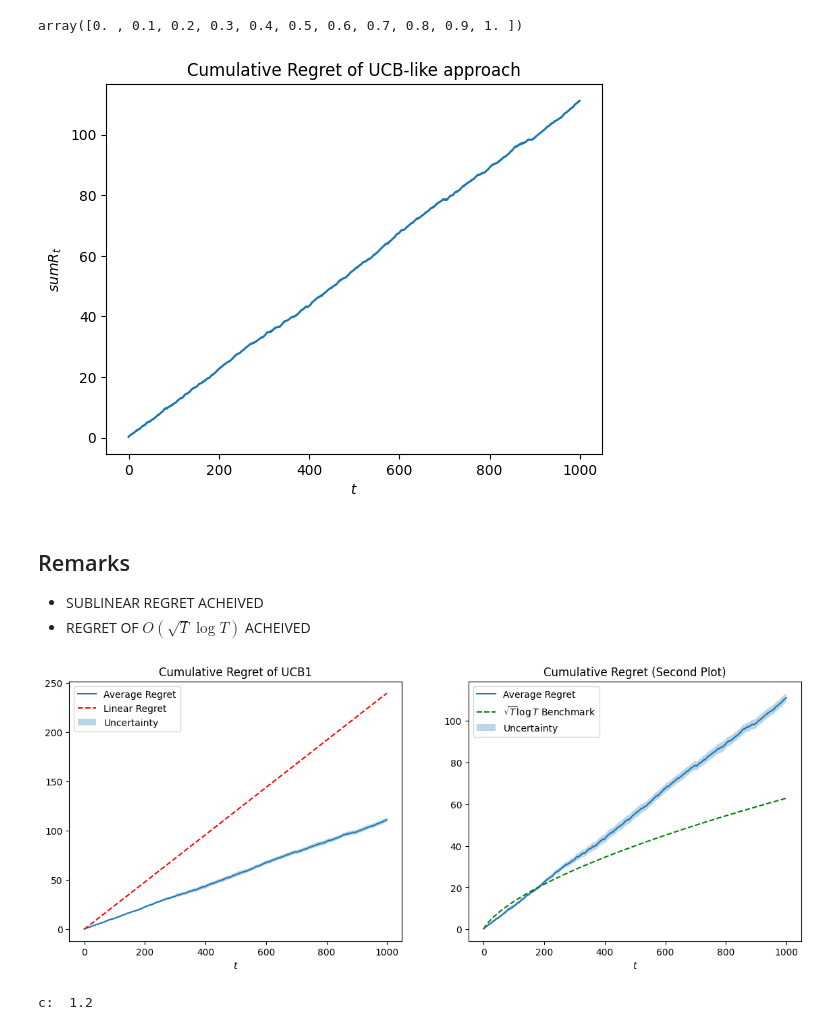
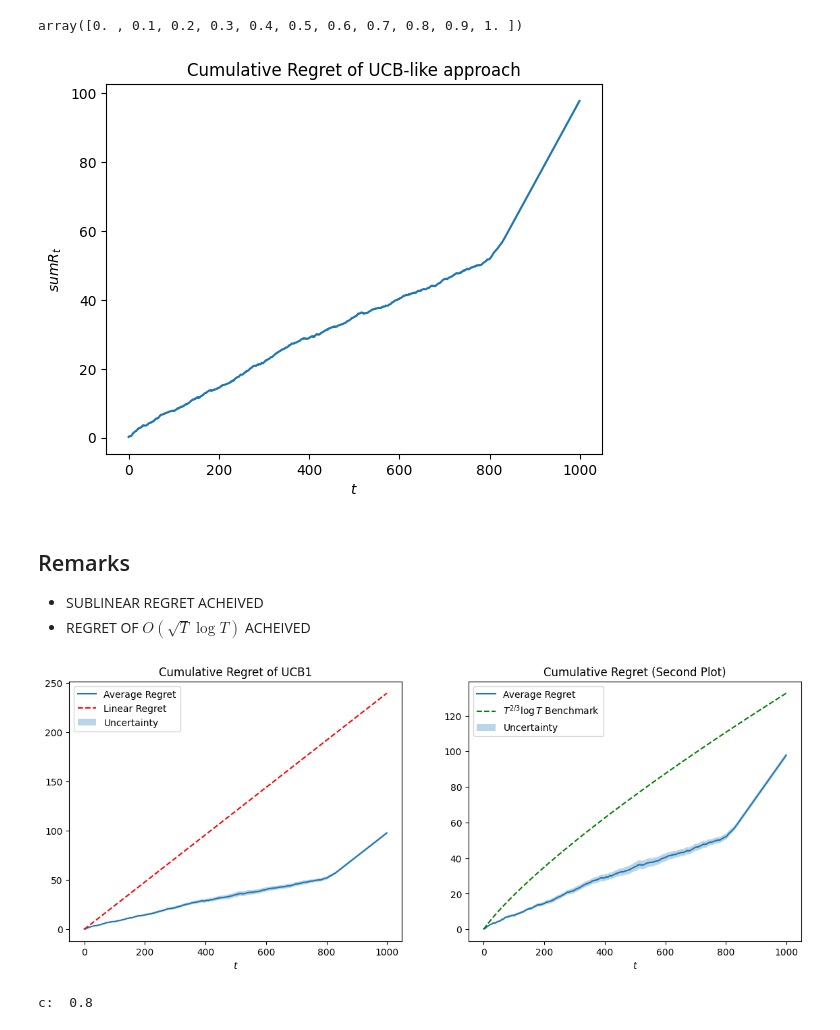
Before and after one commit to matteopasqual02/OLA-2025-project, a Jupyter notebook: R1.2_Single_product_and_stochastic_environment.ipynb, the cells around one changed output. Drawn from its saved outputs; the diff is of its cells as text; code cells hidden in the pictures.

Commit message:
gaussian vs uniform

```diff
--- a/R1.2_Single_product_and_stochastic_environment.ipynb
+++ b/R1.2_Single_product_and_stochastic_environment.ipynb
@@ -19,8 +19,8 @@ class Buyer:
     :param price: Offered price
     :return: Reward (price if buyer accepts, 0 otherwise)
     """
-    #valuation = np.random.uniform(self.low, self.high)
-    valuation = np.random.randn() * (self.high - self.low) + self.low
+    valuation = np.random.uniform(self.low, self.high)
+    #valuation = np.random.randn() * (self.high - self.low) + self.low
     #return price if price < valuation else 0
     return 1 if price < valuation else 0
 # %% [markdown]
@@ -186,7 +196,7 @@ plt.ylabel('$sum R_t$')
 plt.title('Cumulative Regret of UCB-like approach')
 plt.show()
 # %% [output]
-[figure, old version]
+[figure, new version]
 # %% [markdown]
 Remarks
 ---
@@ -201,38 +211,38 @@ axs[0].plot(np.arange(T), average_regret, label='Average Regret')
 axs[0].set_title('Cumulative Regret of UCB1')
 
 linear_regret = np.arange(T) * exp_utility
 axs[0].plot(np.arange(T), linear_regret, label='Linear Regret', linestyle='--', color='red')
 axs[0].fill_between(
     np.arange(T),
     average_regret - regret_std / np.sqrt(n_trials),
     average_regret + regret_std / np.sqrt(n_trials),
     alpha=0.3,
     label='Uncertainty'
 )
 axs[0].set_xlabel('$t$')
 axs[0].legend()
 
 # Second subplot: t^{1/2} * log(t) benchmark
 axs[1].plot(np.arange(T), average_regret, label='Average Regret')
 t_vals = np.arange(1, T+1)
-c = 1.2
-benchmark = (t_vals ** (0.5)) * np.log(t_vals) * exp_utility * c
-axs[1].plot(np.arange(T), benchmark, label=r'$\sqrt{T}\log T$ Benchmark', linestyle='--', color='green')
+c = 0.8
+benchmark = (t_vals ** (2/3)) * np.log(t_vals) * exp_utility * c
+axs[1].plot(np.arange(T), benchmark, label=r'$T^{2/3}\log T$ Benchmark', linestyle='--', color='green')
 axs[1].fill_between(
     np.arange(T),
     average_regret - regret_std / np.sqrt(n_trials),
     average_regret + regret_std / np.sqrt(n_trials),
     alpha=0.3,
     label='Uncertainty'
 )
 axs[1].set_title('Cumulative Regret (Second Plot)')
 axs[1].set_xlabel('$t$')
 axs[1].legend()
 
 plt.show()
 # %% [output]
-[figure, old version]
+[figure, new version]
 # %%
 print("c: ", c)
 # %% [output]
-c:  1.2
+c:  0.8
```
Also changed, not shown: parts of 1 cell of this notebook.
